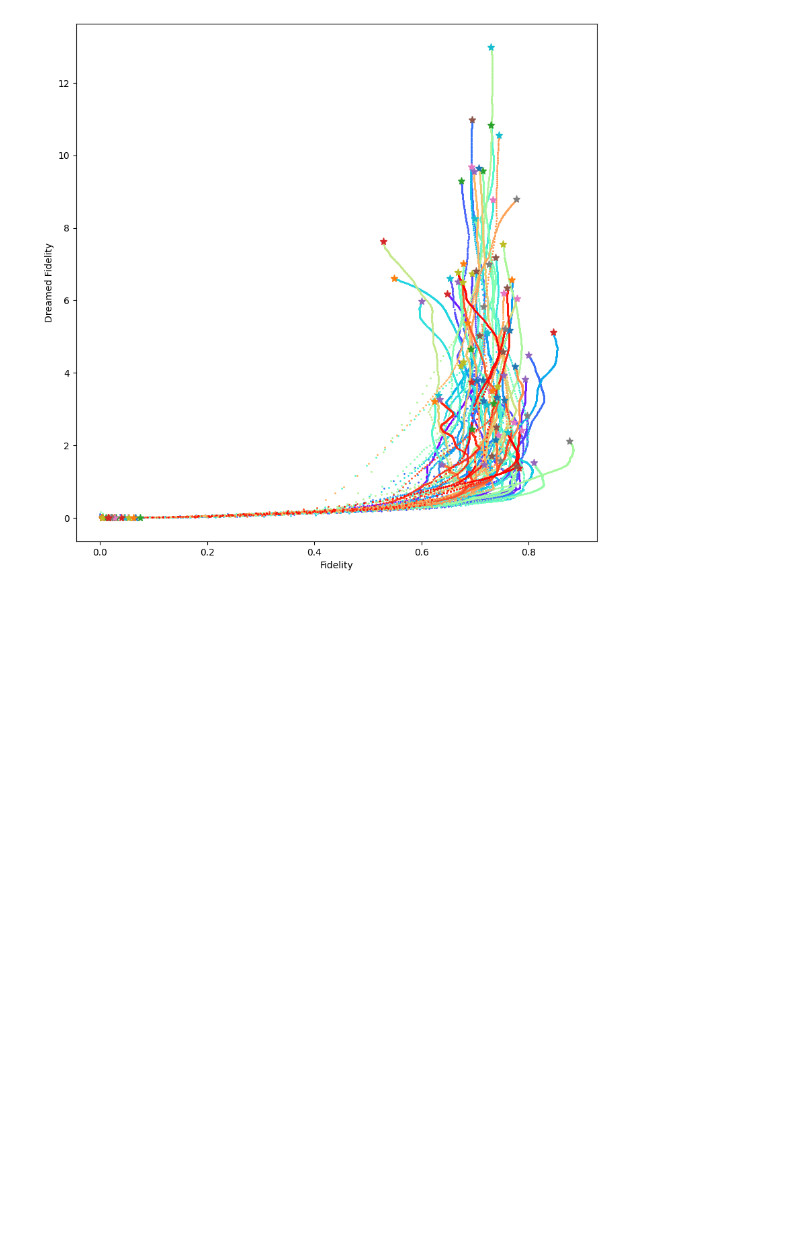
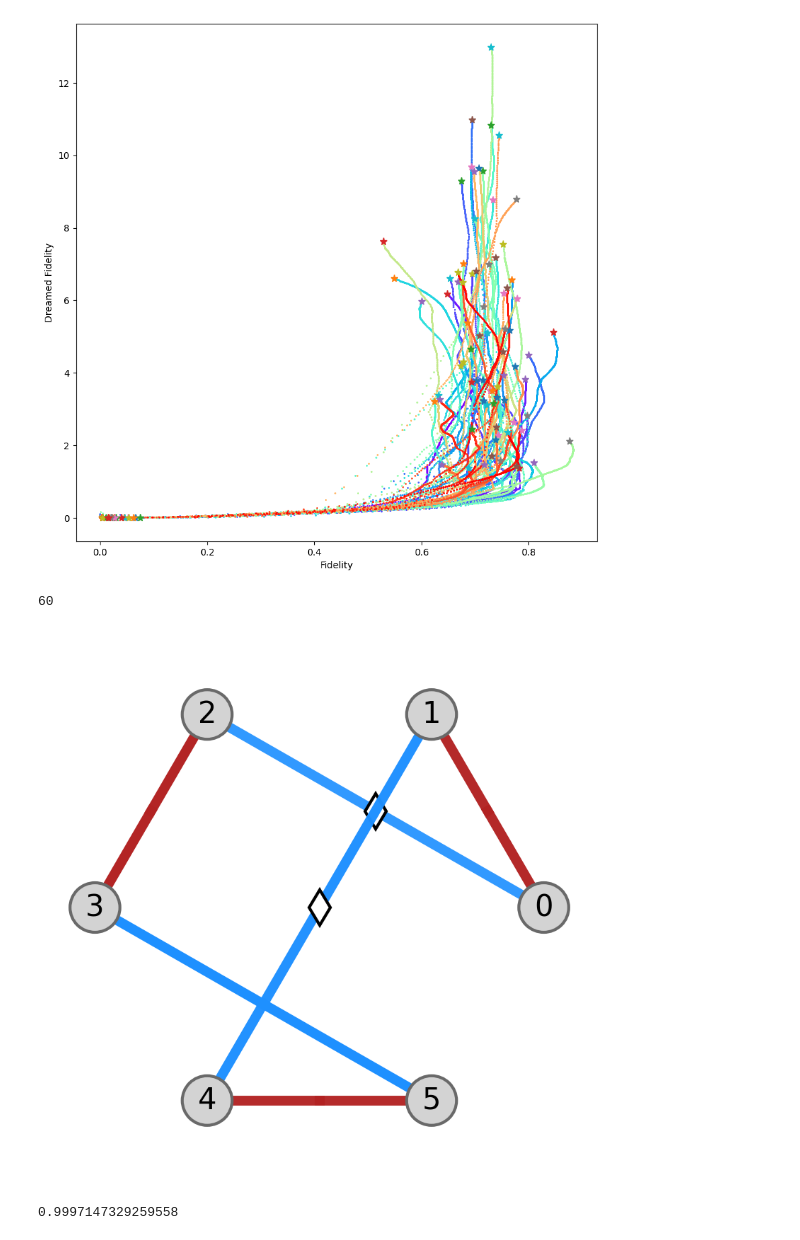
Before and after one commit to artificial-scientist-lab/deepGraphDreaming, a Jupyter notebook: predict.ipynb, the cells around one changed output. Cells and saved outputs as stored; diff of their text form; code cells hidden in the pictures; blank space fills up the shorter version.

```diff
--- a/predict.ipynb
+++ b/predict.ipynb
@@ -45,13 +45,12 @@ import matplotlib.pyplot as plt
 import matplotlib.cm as cm
 
 plt.figure(figsize=(10, 10))
-directory = 'dreamfiles'
-ii = 0
+directory = 'dreamfiles/dream6qfid'
 colors = cm.rainbow(np.linspace(0, 1, 100))
 data = []
 for filename in os.listdir(directory):
     df = pd.read_csv(f'{directory}/{filename}', sep=";", names=['fidelity', 'activation', 'graph'])
-    data.append([list(df.iloc[:, 0]), list(df.iloc[:, 1])])
+    data.append([list(df.iloc[:, 0]), list(df.iloc[:, 1]), filename])
 
 #data = sorted(data, key=lambda x: x[0][0])
 for ii, sample in enumerate(data):
@@ -63,3 +62,26 @@ plt.ylabel('Dreamed Fidelity')
 # %% [output]
 Text(0, 0.5, 'Dreamed Fidelity')
 [figure]
+# %%
+fids = [data[ii][0][-1] for ii in range(len(data))]
+ind = np.argmax(fids)
+filename = data[ind][2]
+df = pd.read_csv(f'{directory}/{filename}', sep=";", names=['fidelity', 'activation', 'graph'])
+weights = eval(df.iloc[-1, 2])
+edges = th.buildAllEdges(dimensions=6 * [2])
+print(len(edges))
+graph = fc.Graph(edges=edges, weights=weights)
+
+newweights = [w / max(graph.weights) for w in graph.weights]
+newgraph = fc.Graph(edges=graph.edges, weights=newweights)
+newgraph.purge(threshold=7e-1, update=True)
+newgraph = fc.Graph(newgraph.edges, weights=newgraph.weights)
+gp.graphPlot(newgraph)
+newgraph.getState()
+dreamstate = newgraph.state
+dreamstate.normalize()
+print((state @ newgraph.state) ** 2)
+# %% [output]
+60
+[figure, added]
+0.9997147329259558
```
Also changed, not shown: parts of 2 cells of this notebook, 12 other files.
